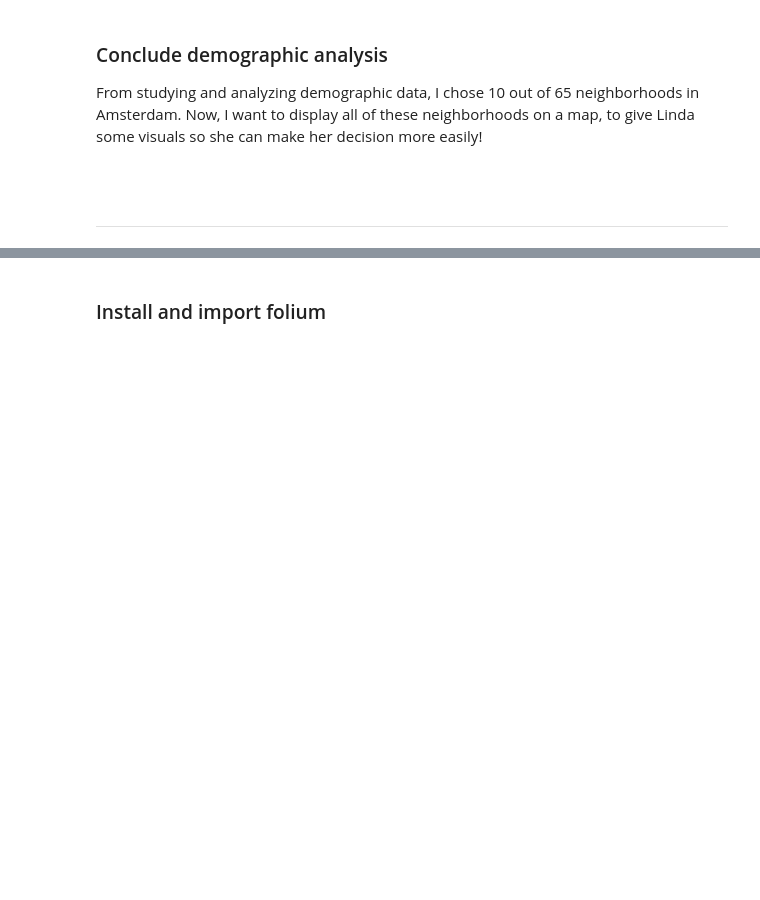
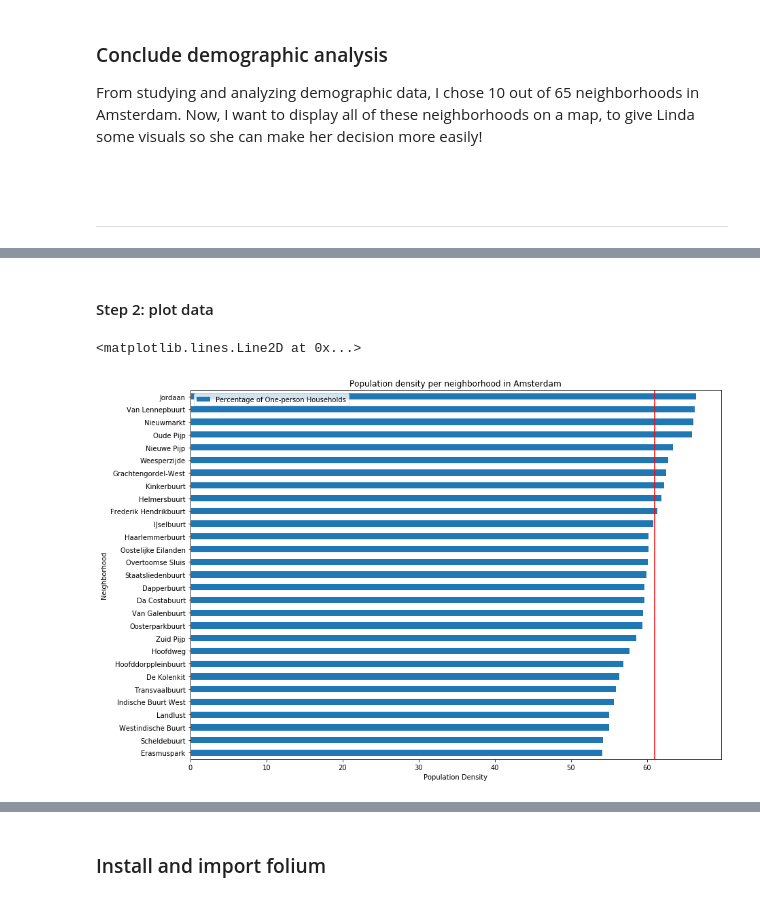
Before and after one commit to xding78/Sharing, a Jupyter notebook: Restaurant_TomTomMapsAPI.ipynb, the cells around one changed output, grey strips where cells are left out. Drawn from its saved outputs; the diff is of its cells as text; code cells hidden in the pictures; blank space fills up the shorter version.

```diff
--- a/Restaurant_TomTomMapsAPI.ipynb
+++ b/Restaurant_TomTomMapsAPI.ipynb
@@ -142,0 +210,5 @@ df
+# %%
+#Drop all neighborhoods that has a Total Households number below average
+#result[result['Value'] ! <= 10]
+df = df[df["Population Density"] > average_density]
+df.head()
@@ -142,0 +231,4 @@ df
+# %%
+#calculate the percentage of one-person households of every neighborhood
+df["Percentage of One-person Households"] = round(df["One-person Households"] / df["Total Households"]*10000)/100
+df.head()
@@ -142,0 +244,4 @@ df
+# %%
+#sorting data frame by Percentage of One-person Households
+df.sort_values(["Percentage of One-person Households"], axis=0, ascending=False, inplace=True)
+df.head()
@@ -142,0 +257,5 @@ df
+# %%
+# step 1: Extract only necessary data
+# oph stands for One-person Households
+df_oph = df[["Neighborhood", "Percentage of One-person Households"]]
+df_oph.head()
@@ -142,0 +269,17 @@ df
+# %% [markdown]
+#### Step 2: plot data
+# %%
+# step 2: plot data
+ax = df_oph.plot(kind='barh', figsize=(14,10))
+ax.set_title('Population density per neighborhood in Amsterdam')
+ax.set_xlabel('Population Density')
+ax.set_ylabel('Neighborhood')
+ax.invert_yaxis()
+ax.set_yticklabels(df_oph['Neighborhood'].values)
+
+rects = ax.patches
+
+ax.axvline(61, color='r')
+# %% [output]
+<matplotlib.lines.Line2D at 0x...>
+[figure, added]
```
Also changed, not shown: parts of 43 cells of this notebook.
